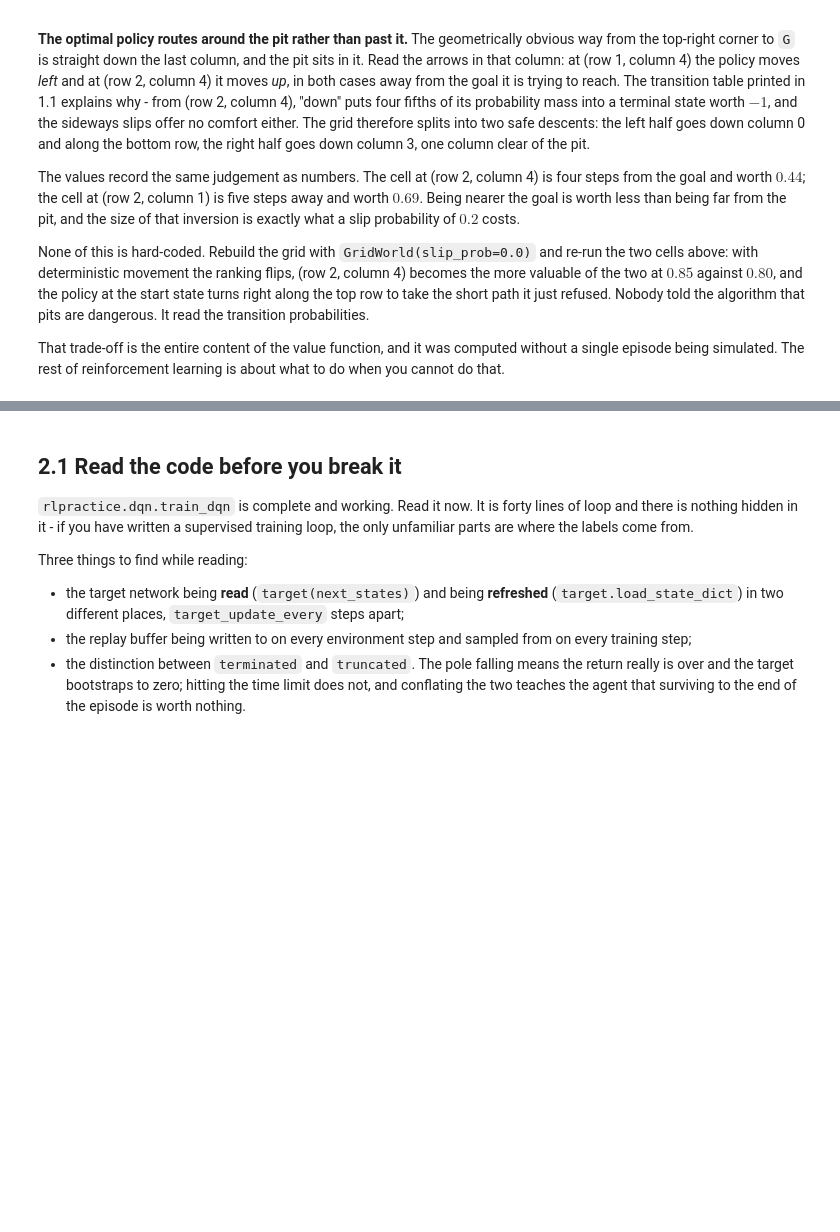
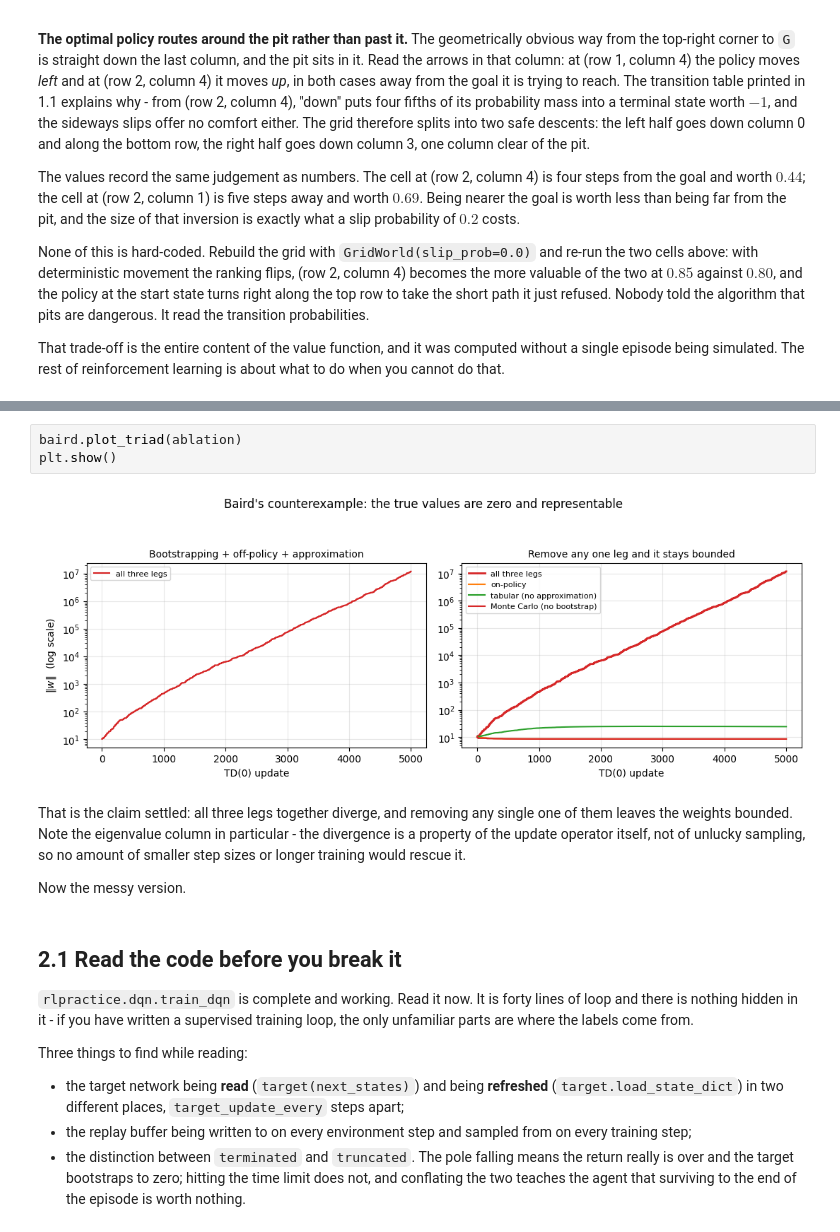
Before and after one commit to CERN-STEAM-Academy/26-ADVANCED-ML, a Jupyter notebook: rl-practice/notebooks/01_classics_solutions.ipynb, the cells around one changed output, grey strips where cells are left out. Drawn from its saved outputs; the diff is of its cells as text; blank space fills up the shorter version.

```diff
--- a/rl-practice/notebooks/01_classics_solutions.ipynb
+++ b/rl-practice/notebooks/01_classics_solutions.ipynb
@@ -564,3 +630,15 @@ about to break.
+# %%
+baird.plot_triad(ablation)
+plt.show()
+# %% [output]
+[figure, added]
+# %% [markdown]
+That is the claim settled: all three legs together diverge, and removing any single one of
+them leaves the weights bounded. Note the eigenvalue column in particular - the divergence
+is a property of the update operator itself, not of unlucky sampling, so no amount of
+smaller step sizes or longer training would rescue it.
+
+Now the messy version.
 # %% [markdown]
 ## 2.1 Read the code before you break it
 
```
Also changed, not shown: parts of 15 cells of this notebook, 25 other files.
